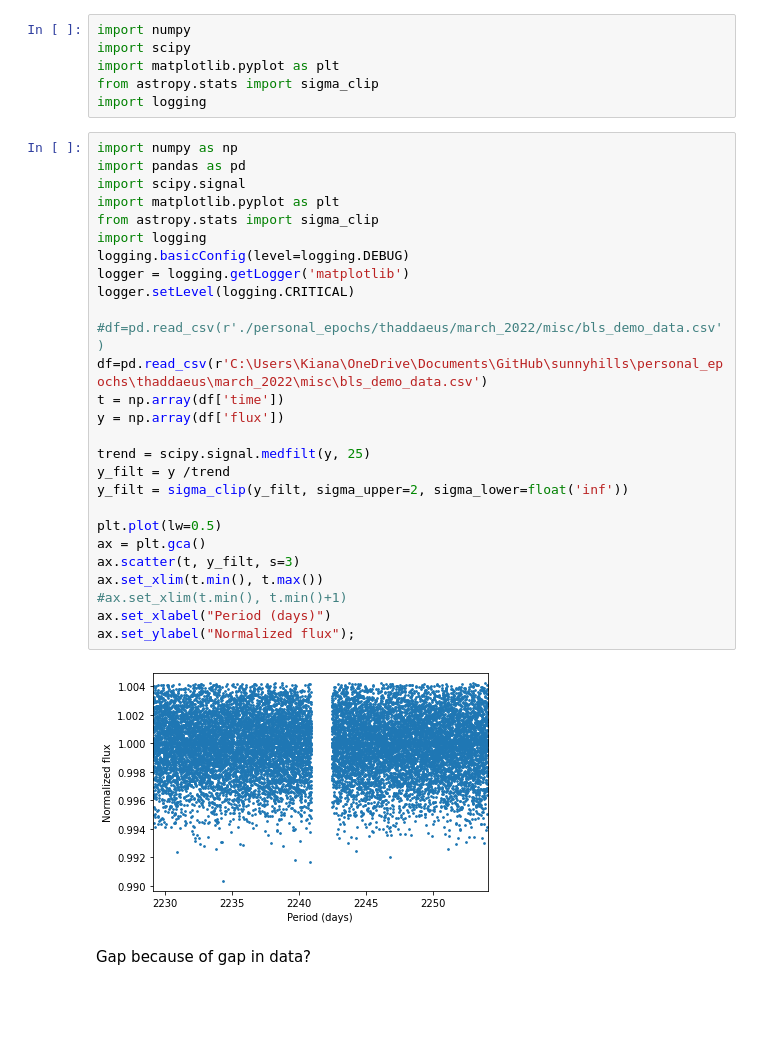
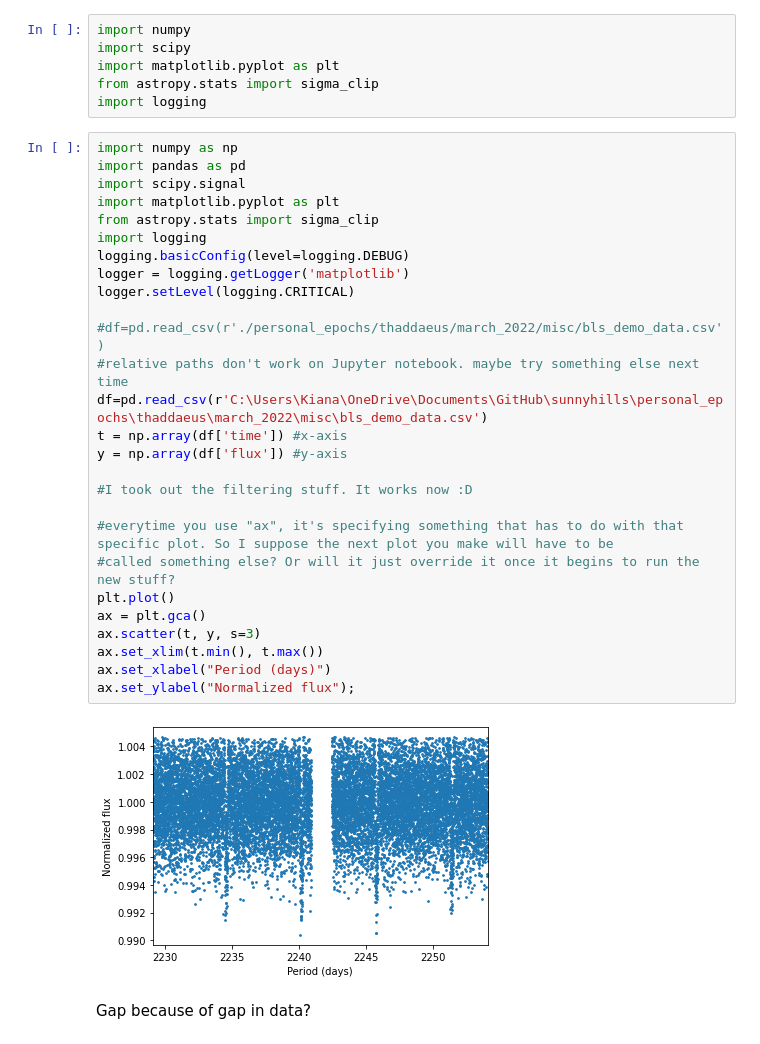
Before and after one commit to lgbouma/sunnyhills, a Jupyter notebook: personal_epochs/kiana/BLS_crash_course.ipynb, the cells around one changed output. Drawn from its saved outputs; the diff is of its cells as text; blank space fills up the shorter version.

```diff
--- a/personal_epochs/kiana/BLS_crash_course.ipynb
+++ b/personal_epochs/kiana/BLS_crash_course.ipynb
@@ -7,31 +7,31 @@ import logging
 # %%
 import numpy as np
 import pandas as pd
 import scipy.signal
 import matplotlib.pyplot as plt
 from astropy.stats import sigma_clip
 import logging
 logging.basicConfig(level=logging.DEBUG)
 logger = logging.getLogger('matplotlib')
 logger.setLevel(logging.CRITICAL)
 
 #df=pd.read_csv(r'./personal_epochs/thaddaeus/march_2022/misc/bls_demo_data.csv')
+#relative paths don't work on Jupyter notebook. maybe try something else next time
 df=pd.read_csv(r'C:\Users\Kiana\OneDrive\Documents\GitHub\sunnyhills\personal_epochs\thaddaeus\march_2022\misc\bls_demo_data.csv')
-t = np.array(df['time'])
-y = np.array(df['flux'])
+t = np.array(df['time']) #x-axis
+y = np.array(df['flux']) #y-axis
 
-trend = scipy.signal.medfilt(y, 25)
-y_filt = y /trend
-y_filt = sigma_clip(y_filt, sigma_upper=2, sigma_lower=float('inf'))
+#I took out the filtering stuff. It works now :D
 
-plt.plot(lw=0.5)
+#everytime you use "ax", it's specifying something that has to do with that specific plot. So I suppose the next plot you make will have to be
+#called something else? Or will it just override it once it begins to run the new stuff?
+plt.plot()
 ax = plt.gca()
-ax.scatter(t, y_filt, s=3)
+ax.scatter(t, y, s=3)
 ax.set_xlim(t.min(), t.max())
-#ax.set_xlim(t.min(), t.min()+1)
 ax.set_xlabel("Period (days)")
 ax.set_ylabel("Normalized flux");
 # %% [output]
-[figure, old version]
+[figure, new version]
 # %% [markdown]
 Gap because of gap in data?
```
Also changed, not shown: parts of 4 cells of this notebook.
